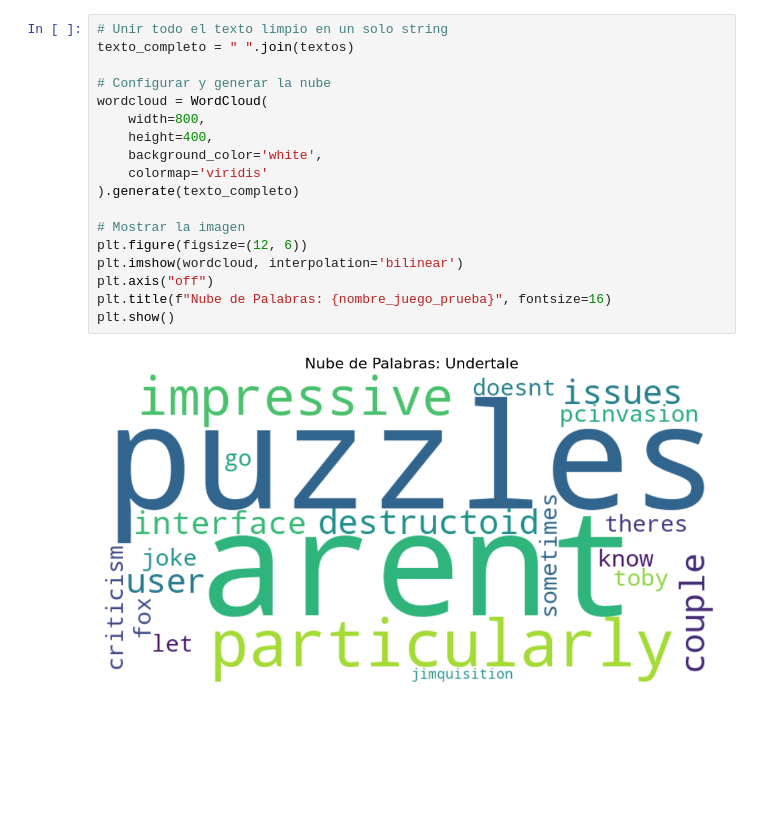
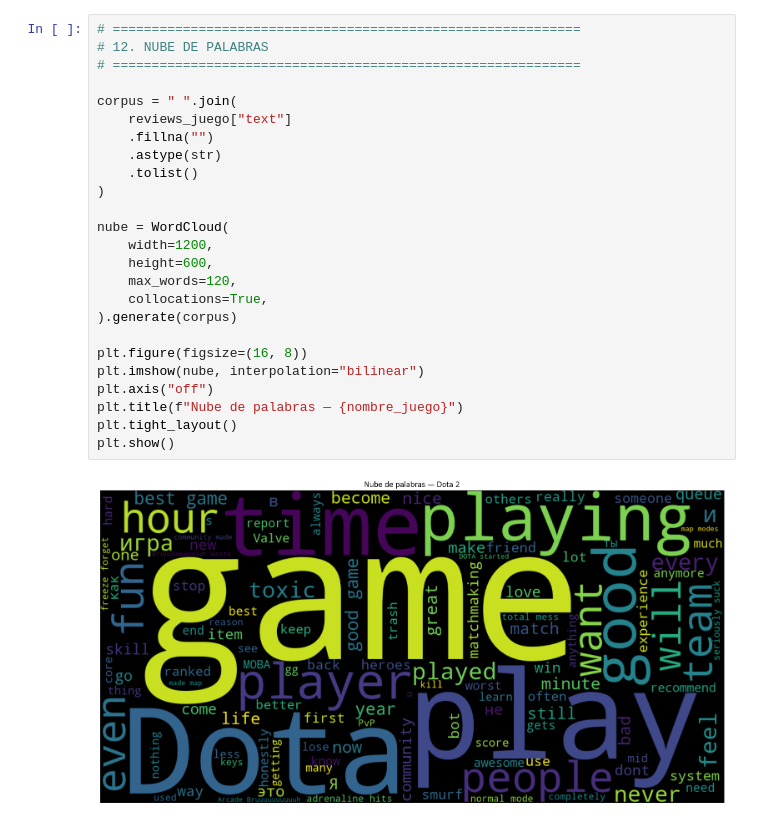
Before and after one commit to YarielNavarreteFlores/the-data-machine, a Jupyter notebook: notebooks/03_temas.ipynb, the cells around one changed output. Cells and saved outputs as stored; diff of their text form; blank space fills up the shorter version.

```diff
--- a/notebooks/03_temas.ipynb
+++ b/notebooks/03_temas.ipynb
@@ -91,20 +553,27 @@ print(df_temas)
 # %%
-# Unir todo el texto limpio en un solo string
-texto_completo = " ".join(textos)
+# ============================================================
+# 12. NUBE DE PALABRAS
+# ============================================================
 
-# Configurar y generar la nube
-wordcloud = WordCloud(
-    width=800,
-    height=400,
-    background_color='white',
-    colormap='viridis'
-).generate(texto_completo)
+corpus = " ".join(
+    reviews_juego["text"]
+    .fillna("")
+    .astype(str)
+    .tolist()
+)
 
-# Mostrar la imagen
-plt.figure(figsize=(12, 6))
-plt.imshow(wordcloud, interpolation='bilinear')
+nube = WordCloud(
+    width=1200,
+    height=600,
+    max_words=120,
+    collocations=True,
+).generate(corpus)
+
+plt.figure(figsize=(16, 8))
+plt.imshow(nube, interpolation="bilinear")
 plt.axis("off")
-plt.title(f"Nube de Palabras: {nombre_juego_prueba}", fontsize=16)
+plt.title(f"Nube de palabras — {nombre_juego}")
+plt.tight_layout()
 plt.show()
 # %% [output]
-[figure, old version]
+[figure, new version]
```
Also changed, not shown: parts of 21 cells of this notebook, 2 other files.
